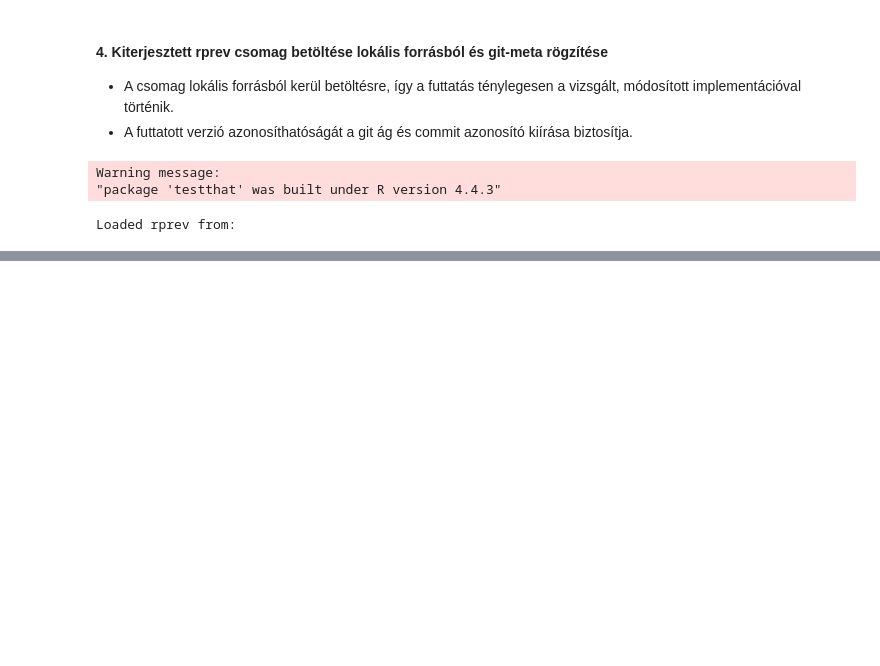
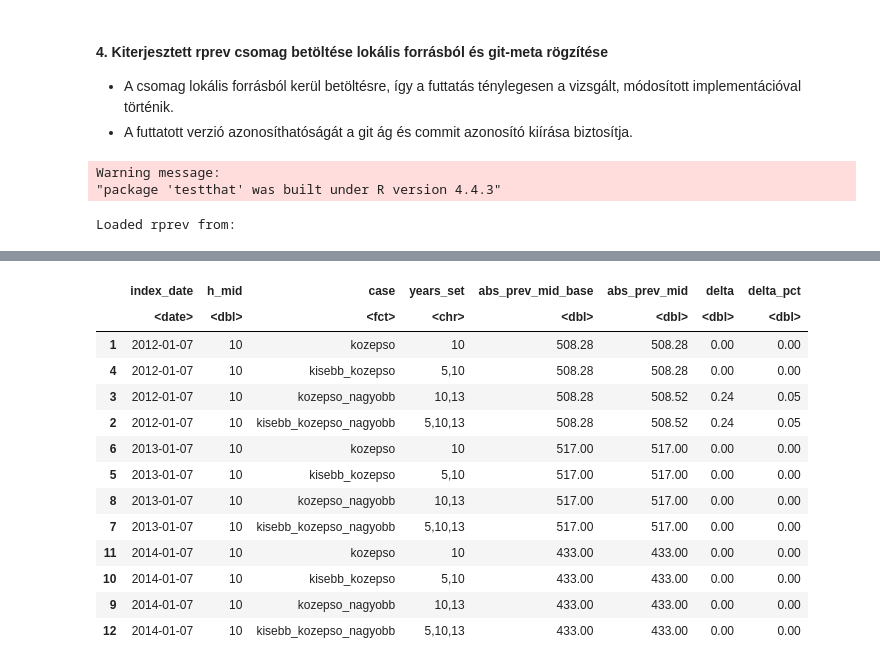
Before and after one commit to lrado1/rprev-ext, a Jupyter notebook: notebooks/ref-ext-consistency.ipynb, the cells around one changed output, grey strips where cells are left out. Drawn from its saved outputs; the diff is of its cells as text; code cells hidden in the pictures; blank space fills up the shorter version.

```diff
--- a/notebooks/ref-ext-consistency.ipynb
+++ b/notebooks/ref-ext-consistency.ipynb
@@ -483,0 +453,70 @@ A data.frame: 3 × 2
+# %%
+# tovabbi: 3 horizonon a kozepso stabilitasa (egyedul / ele / moge / ele+mogé)
+h3 <- num_years[2:4]
+h_small <- h3[1]
+h_mid <- h3[2]
+h_large <- h3[3]
+
+year_sets <- list(
+  `kozepso` = c(h_mid),
+  `kisebb_kozepso` = c(h_small, h_mid),
+  `kozepso_nagyobb` = c(h_mid, h_large),
+  `kisebb_kozepso_nagyobb` = c(h_small, h_mid, h_large)
+)
+
+registry_start_local <- min(base_df$entrydate, na.rm = TRUE)
+
+run_ext <- function(years) {
+  set.seed(seed)
+  prevalence(
+    index = index_dates,
+    num_years_to_estimate = years,
+    data = base_df,
+    inc_formula = inc_formula,
+    surv_formula = surv_formula,
+    dist = dist,
+    population_size = population_size,
+    death_column = death_column,
+    registry_start_date = registry_start_local,
+    N_boot = N_boot
+  )
+}
+
+extract_mid_abs <- function(res) {
+  est <- res$estimates[[paste0("y", h_mid)]]
+  data.frame(
+    index_date = as.Date(est$index_date),
+    abs_prev_mid = as.numeric(est[["absolute.prevalence"]])
+  )
+}
+
+res_list <- lapply(year_sets, run_ext)
+mid_list <- lapply(res_list, extract_mid_abs)
+
+summary_df <- do.call(
+  rbind,
+  Map(function(nm, yrs, df) {
+    df$case <- nm
+    df$years_set <- paste(yrs, collapse = ",")
+    df$h_mid <- h_mid
+    df
+  }, names(year_sets), year_sets, mid_list)
+)
+
+base_mid <- summary_df[summary_df$case == "kozepso", c("index_date", "abs_prev_mid")]
+names(base_mid)[2] <- "abs_prev_mid_base"
+summary_df <- merge(summary_df, base_mid, by = "index_date", all.x = TRUE)
+summary_df$delta <- summary_df$abs_prev_mid - summary_df$abs_prev_mid_base
+summary_df$delta_pct <- ifelse(summary_df$abs_prev_mid_base == 0, NA_real_, 100 * summary_df$delta / summary_df$abs_prev_mid_base)
+
+case_order <- names(year_sets)
+summary_df$case <- factor(summary_df$case, levels = case_order)
+summary_df <- summary_df[order(summary_df$index_date, summary_df$case), ]
+
+summary_df$abs_prev_mid <- round(summary_df$abs_prev_mid, 2)
+summary_df$abs_prev_mid_base <- round(summary_df$abs_prev_mid_base, 2)
+summary_df$delta <- round(summary_df$delta, 2)
+summary_df$delta_pct <- round(summary_df$delta_pct, 2)
+
+summary_df[, c("index_date", "h_mid", "case", "years_set", "abs_prev_mid_base", "abs_prev_mid", "delta", "delta_pct")]
+# %% [output]
@@ -483,0 +524,14 @@ A data.frame: 3 × 2
+|  | index_date | h_mid | case | years_set | abs_prev_mid_base | abs_prev_mid | delta | delta_pct |
+|  | <date> | <dbl> | <fct> | <chr> | <dbl> | <dbl> | <dbl> | <dbl> |
+| 1 | 2012-01-07 | 10 | kozepso | 10 | 508.28 | 508.28 | 0.00 | 0.00 |
+| 4 | 2012-01-07 | 10 | kisebb_kozepso | 5,10 | 508.28 | 508.28 | 0.00 | 0.00 |
+| 3 | 2012-01-07 | 10 | kozepso_nagyobb | 10,13 | 508.28 | 508.52 | 0.24 | 0.05 |
+| 2 | 2012-01-07 | 10 | kisebb_kozepso_nagyobb | 5,10,13 | 508.28 | 508.52 | 0.24 | 0.05 |
+| 6 | 2013-01-07 | 10 | kozepso | 10 | 517.00 | 517.00 | 0.00 | 0.00 |
+| 5 | 2013-01-07 | 10 | kisebb_kozepso | 5,10 | 517.00 | 517.00 | 0.00 | 0.00 |
+| 8 | 2013-01-07 | 10 | kozepso_nagyobb | 10,13 | 517.00 | 517.00 | 0.00 | 0.00 |
+| 7 | 2013-01-07 | 10 | kisebb_kozepso_nagyobb | 5,10,13 | 517.00 | 517.00 | 0.00 | 0.00 |
+| 11 | 2014-01-07 | 10 | kozepso | 10 | 433.00 | 433.00 | 0.00 | 0.00 |
+| 10 | 2014-01-07 | 10 | kisebb_kozepso | 5,10 | 433.00 | 433.00 | 0.00 | 0.00 |
+| 9 | 2014-01-07 | 10 | kozepso_nagyobb | 10,13 | 433.00 | 433.00 | 0.00 | 0.00 |
+| 12 | 2014-01-07 | 10 | kisebb_kozepso_nagyobb | 5,10,13 | 433.00 | 433.00 | 0.00 | 0.00 |
```
Also changed, not shown: parts of 23 cells of this notebook.
